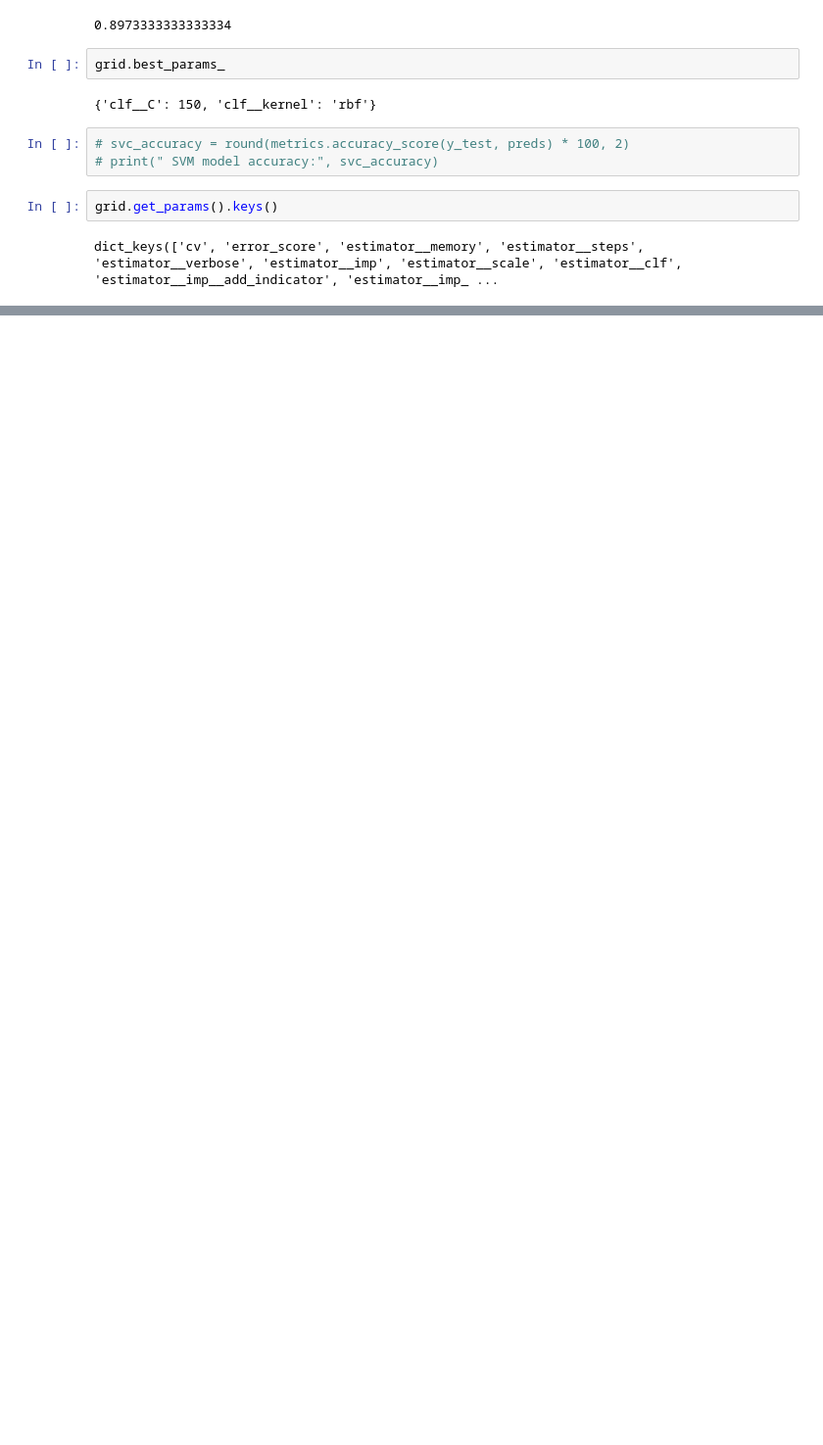
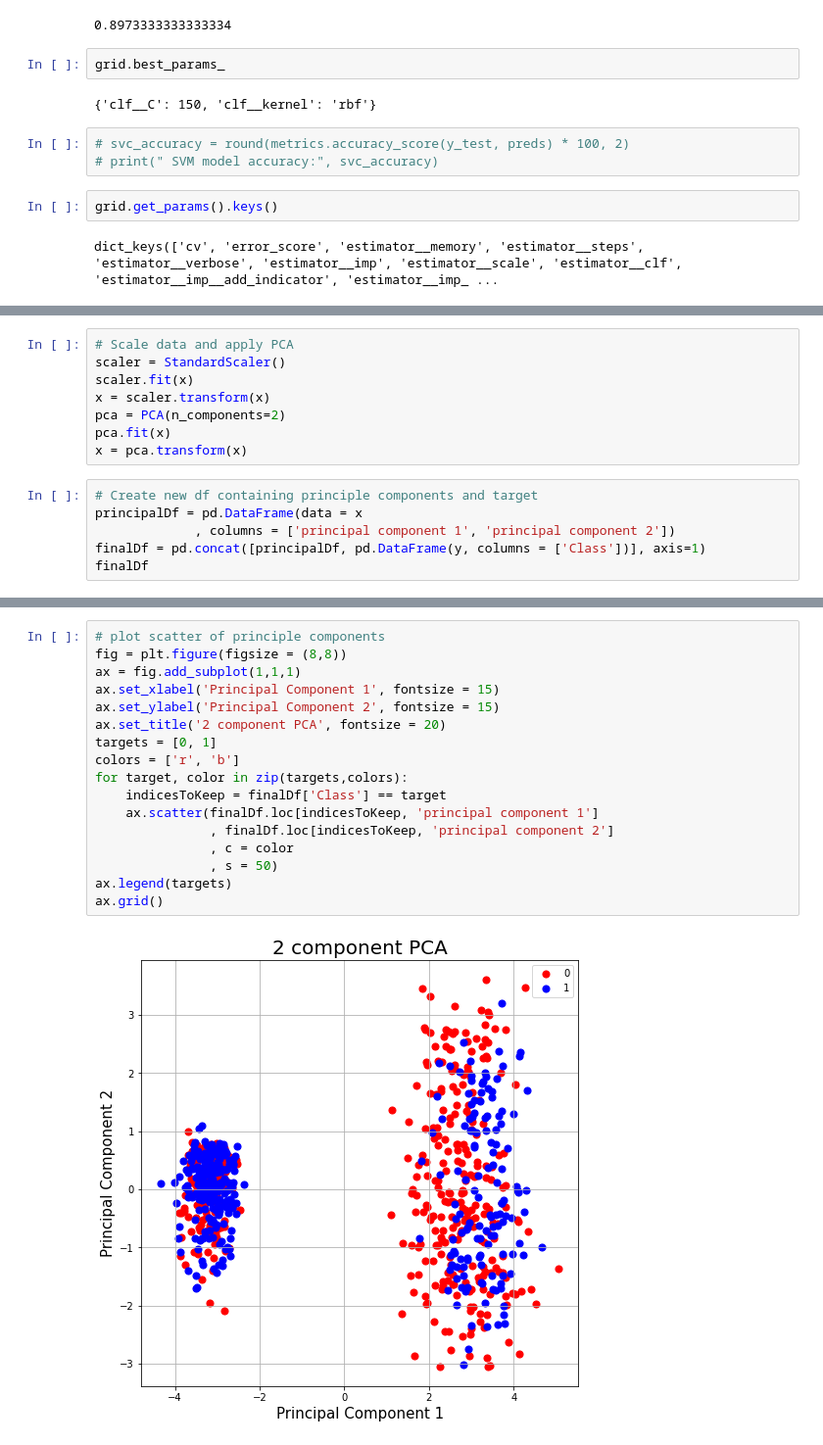
Before and after one commit to mk17250/CE802, a Jupyter notebook: CE802_P2_Notebook.ipynb, the cells around one changed output, grey strips where cells are left out. Shown at 98% size. Cells and saved outputs as stored; diff of their text form; blank space fills up the shorter version.

```diff
--- a/CE802_P2_Notebook.ipynb
+++ b/CE802_P2_Notebook.ipynb
@@ -387,0 +341,14 @@ np.histogram(data_array)
+# %%
+# Scale data and apply PCA
+scaler = StandardScaler()
+scaler.fit(x)
+x = scaler.transform(x)
+pca = PCA(n_components=2)
+pca.fit(x)
+x = pca.transform(x)
+# %%
+# Create new df containing principle components and target
+principalDf = pd.DataFrame(data = x
+             , columns = ['principal component 1', 'principal component 2'])
+finalDf = pd.concat([principalDf, pd.DataFrame(y, columns = ['Class'])], axis=1)
+finalDf
@@ -387,0 +369,19 @@ np.histogram(data_array)
+# %%
+# plot scatter of principle components
+fig = plt.figure(figsize = (8,8))
+ax = fig.add_subplot(1,1,1)
+ax.set_xlabel('Principal Component 1', fontsize = 15)
+ax.set_ylabel('Principal Component 2', fontsize = 15)
+ax.set_title('2 component PCA', fontsize = 20)
+targets = [0, 1]
+colors = ['r', 'b']
+for target, color in zip(targets,colors):
+    indicesToKeep = finalDf['Class'] == target
+    ax.scatter(finalDf.loc[indicesToKeep, 'principal component 1']
+               , finalDf.loc[indicesToKeep, 'principal component 2']
+               , c = color
+               , s = 50)
+ax.legend(targets)
+ax.grid()
+# %% [output]
+[figure, added]
```
Also changed, not shown: parts of 22 cells of this notebook.
